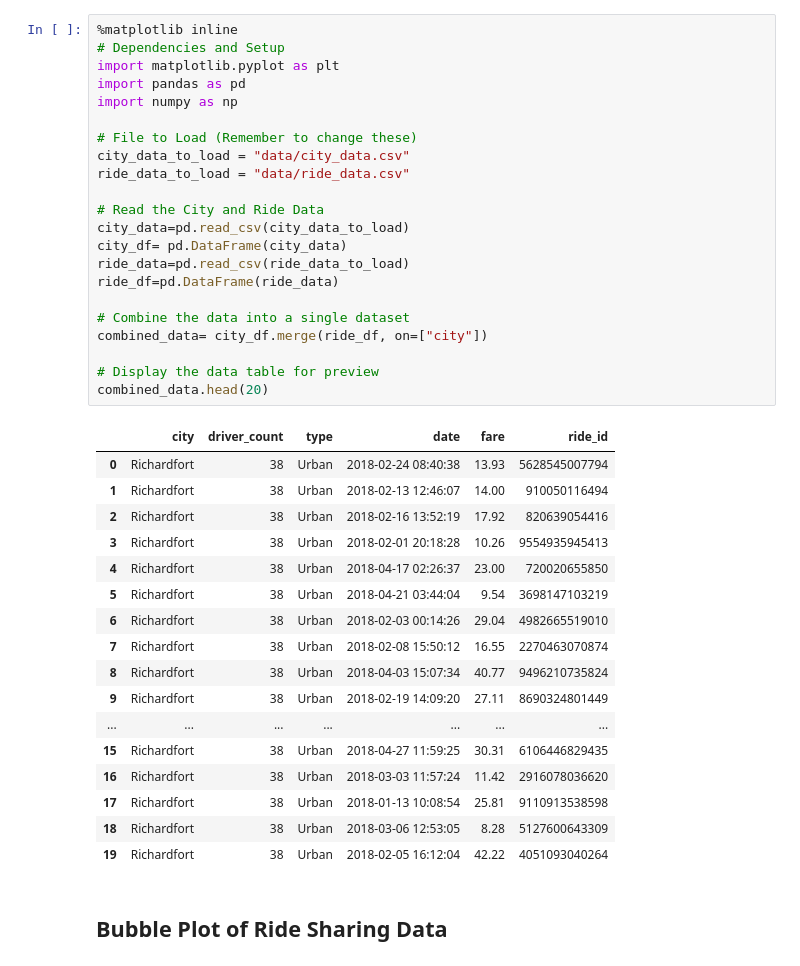
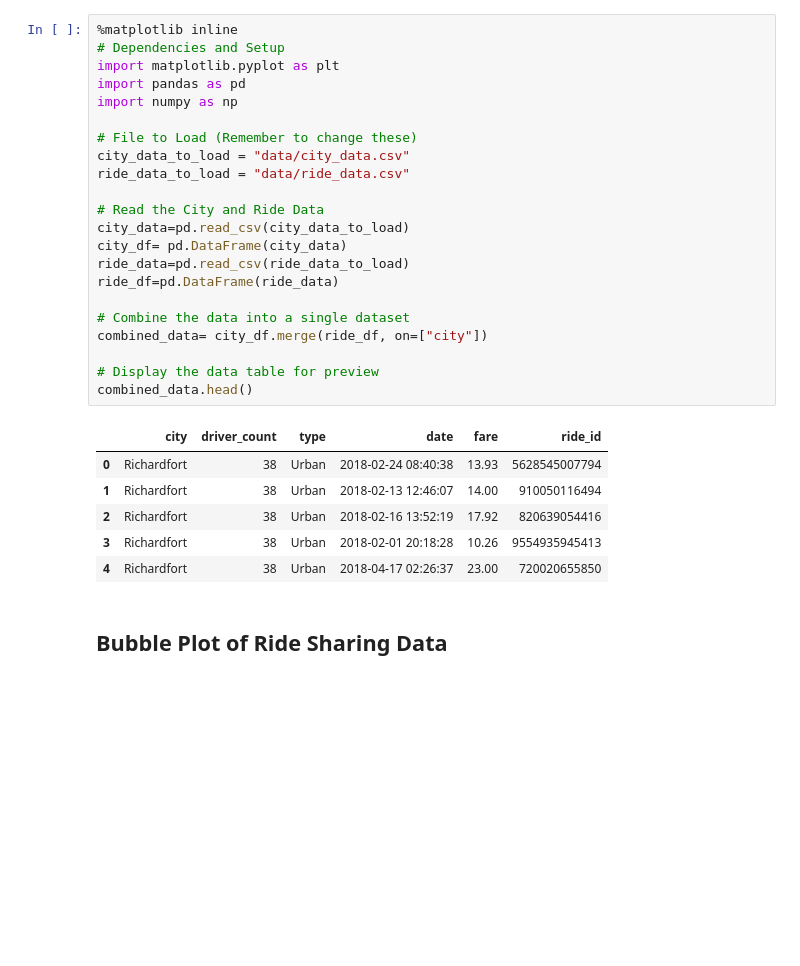
Before and after one commit to zovel/pyber, a Jupyter notebook: pyber_velie.ipynb, the cells around one changed output. Cells and saved outputs as stored; diff of their text form; blank space fills up the shorter version.

```diff
--- a/pyber_velie.ipynb
+++ b/pyber_velie.ipynb
@@ -1,43 +1,32 @@
 # %%
 %matplotlib inline
 # Dependencies and Setup
 import matplotlib.pyplot as plt
 import pandas as pd
 import numpy as np
 
 # File to Load (Remember to change these)
 city_data_to_load = "data/city_data.csv"
 ride_data_to_load = "data/ride_data.csv"
 
 # Read the City and Ride Data
 city_data=pd.read_csv(city_data_to_load)
 city_df= pd.DataFrame(city_data)
 ride_data=pd.read_csv(ride_data_to_load)
 ride_df=pd.DataFrame(ride_data)
 
 # Combine the data into a single dataset
 combined_data= city_df.merge(ride_df, on=["city"])
 
 # Display the data table for preview
-combined_data.head(20)
+combined_data.head()
 # %% [output]
 |  | city | driver_count | type | date | fare | ride_id |
 | 0 | Richardfort | 38 | Urban | 2018-02-24 08:40:38 | 13.93 | 5628545007794 |
 | 1 | Richardfort | 38 | Urban | 2018-02-13 12:46:07 | 14.00 | 910050116494 |
 | 2 | Richardfort | 38 | Urban | 2018-02-16 13:52:19 | 17.92 | 820639054416 |
 | 3 | Richardfort | 38 | Urban | 2018-02-01 20:18:28 | 10.26 | 9554935945413 |
 | 4 | Richardfort | 38 | Urban | 2018-04-17 02:26:37 | 23.00 | 720020655850 |
-| 5 | Richardfort | 38 | Urban | 2018-04-21 03:44:04 | 9.54 | 3698147103219 |
-| 6 | Richardfort | 38 | Urban | 2018-02-03 00:14:26 | 29.04 | 4982665519010 |
-| 7 | Richardfort | 38 | Urban | 2018-02-08 15:50:12 | 16.55 | 2270463070874 |
-| 8 | Richardfort | 38 | Urban | 2018-04-03 15:07:34 | 40.77 | 9496210735824 |
-| 9 | Richardfort | 38 | Urban | 2018-02-19 14:09:20 | 27.11 | 8690324801449 |
-| ... | ... | ... | ... | ... | ... | ... |
-| 15 | Richardfort | 38 | Urban | 2018-04-27 11:59:25 | 30.31 | 6106446829435 |
-| 16 | Richardfort | 38 | Urban | 2018-03-03 11:57:24 | 11.42 | 2916078036620 |
-| 17 | Richardfort | 38 | Urban | 2018-01-13 10:08:54 | 25.81 | 9110913538598 |
-| 18 | Richardfort | 38 | Urban | 2018-03-06 12:53:05 | 8.28 | 5127600643309 |
-| 19 | Richardfort | 38 | Urban | 2018-02-05 16:12:04 | 42.22 | 4051093040264 |
 # %% [markdown]
 ## Bubble Plot of Ride Sharing Data
 # %%
```
Also changed, not shown: parts of 4 cells of this notebook, 6 other files.
